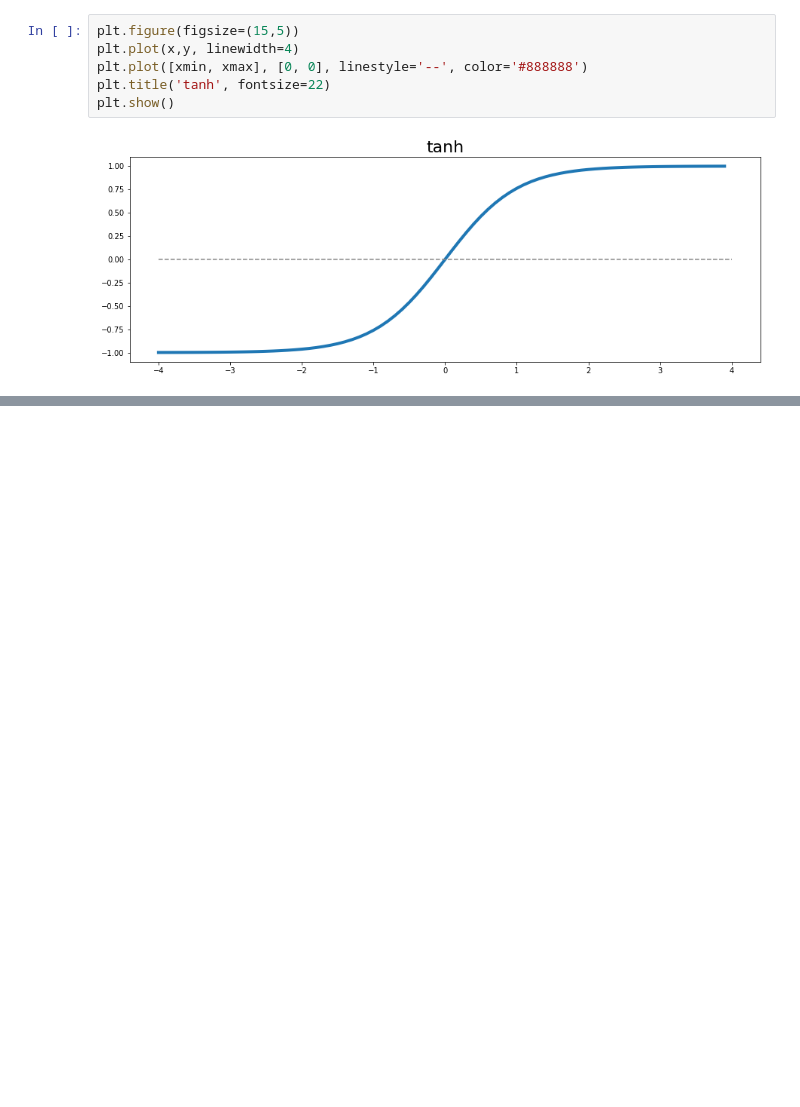
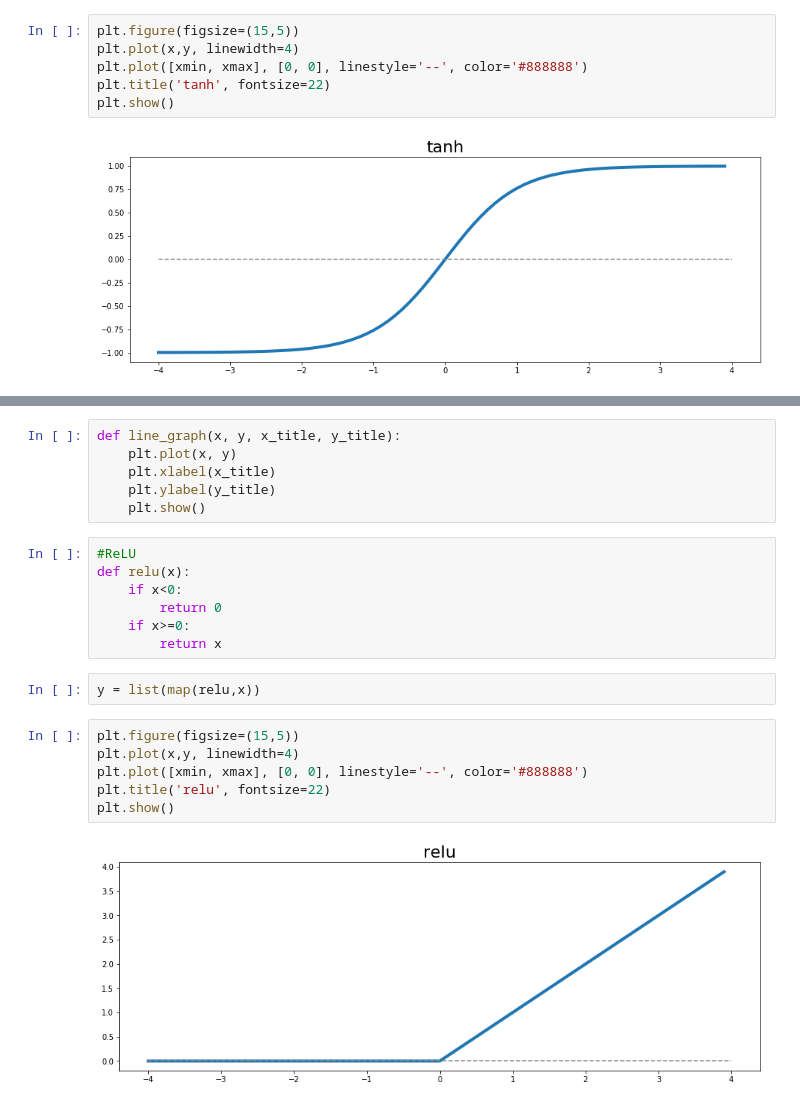
Before and after one commit to data-skeptic/blog, a Jupyter notebook: episodes/2017/activation-functions.ipynb, the cells around one changed output, grey strips where cells are left out. Saved outputs shown, nothing was run; the diff lists cells and outputs as text; blank space fills up the shorter version.

```diff
--- a/episodes/2017/activation-functions.ipynb
+++ b/episodes/2017/activation-functions.ipynb
@@ -19,0 +75,23 @@ plt.show()
+# %%
+def line_graph(x, y, x_title, y_title):
+    plt.plot(x, y)
+    plt.xlabel(x_title)
+    plt.ylabel(y_title)
+    plt.show()
+# %%
+#ReLU
+def relu(x):
+    if x<0:
+        return 0
+    if x>=0:
+        return x
+# %%
+y = list(map(relu,x))
+# %%
+plt.figure(figsize=(15,5))
+plt.plot(x,y, linewidth=4)
+plt.plot([xmin, xmax], [0, 0], linestyle='--', color='#888888')
+plt.title('relu', fontsize=22)
+plt.show()
+# %% [output]
+[figure, added]
```
Also changed, not shown: parts of 13 cells of this notebook.
